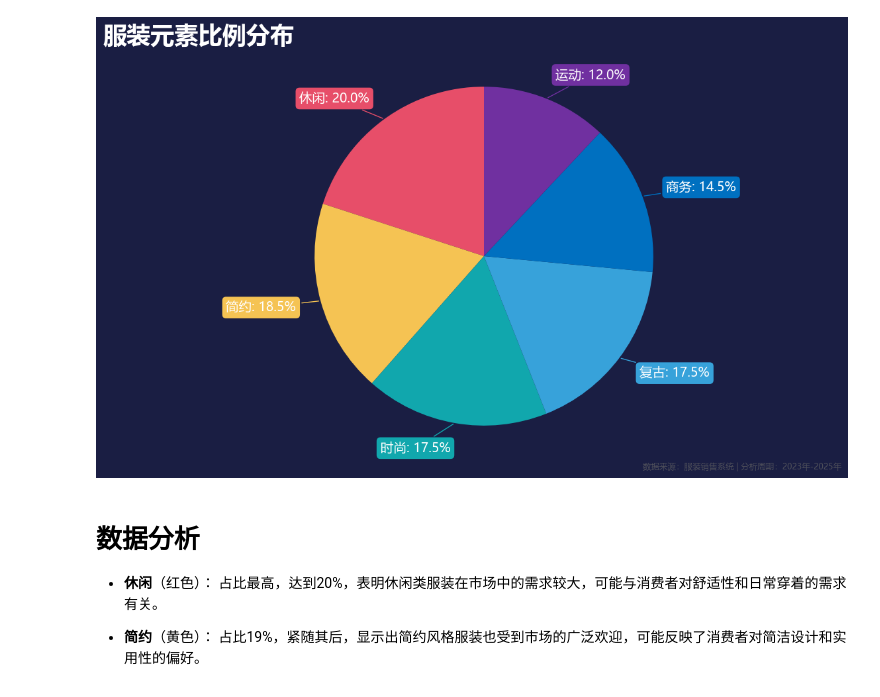
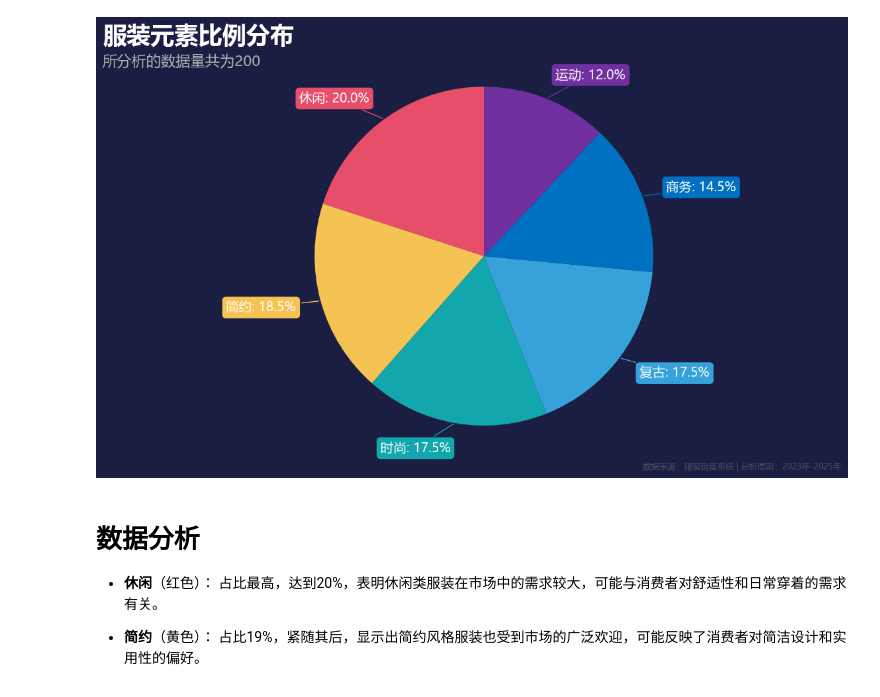
Before and after one commit to IIawaII/PythonVisualisation, a Jupyter notebook: 可视化/19、南丁格尔圆饼图/NightingalePieChart(matplotlib).ipynb, the cells around one changed output. Drawn from its saved outputs; the diff is of its cells as text; code cells hidden in the pictures.

```diff
--- a/可视化/19、南丁格尔圆饼图/NightingalePieChart(matplotlib).ipynb
+++ b/可视化/19、南丁格尔圆饼图/NightingalePieChart(matplotlib).ipynb
@@ -65,34 +65,38 @@ try:
             va='center',
             bbox=dict(boxstyle="round,pad=0.3", facecolor=colors[i], edgecolor='none')
         )
 
     # 设置标题
     plt.figtext(0.02, 0.95, "服装元素比例分布",
                 ha='left', fontsize=26, color='#ffffff', fontweight='bold')
+    plt.figtext(0.02, 0.9, f"所分析的数据量共为{total}",
+                ha='left', fontsize=16, color='#B0B0B0')
+
+    # 添加底部说明
     plt.figtext(0.95, 0.03,
                 '数据来源：服装销售系统 | 分析周期：2023年-2025年',
                 ha='right', fontsize=9, color='#666666', alpha=0.7)
 
     # 移除坐标轴
     ax.set_aspect('equal', adjustable='box')
     ax.axis('off')
     ax.set_xlim(-1.2, 1.2)
     ax.set_ylim(-1.2, 1.2)
 
     # 调整布局防止截断
     plt.tight_layout(rect=(0.05, 0.03, 0.95, 0.95))
 
     # 保存图像
     plt.savefig("服装元素比例分布.png", dpi=300, bbox_inches='tight', facecolor=BACKGROUND_COLOR)
 
     # 显示图表
     plt.show()
 
 except Exception as e:
     print(f"图表生成失败: {str(e)}")
     raise
 # %% [output]
-[figure, old version]
+[figure, new version]
 # %% [markdown]
 # 数据分析
 
```
Also changed, not shown: 7 other files.
